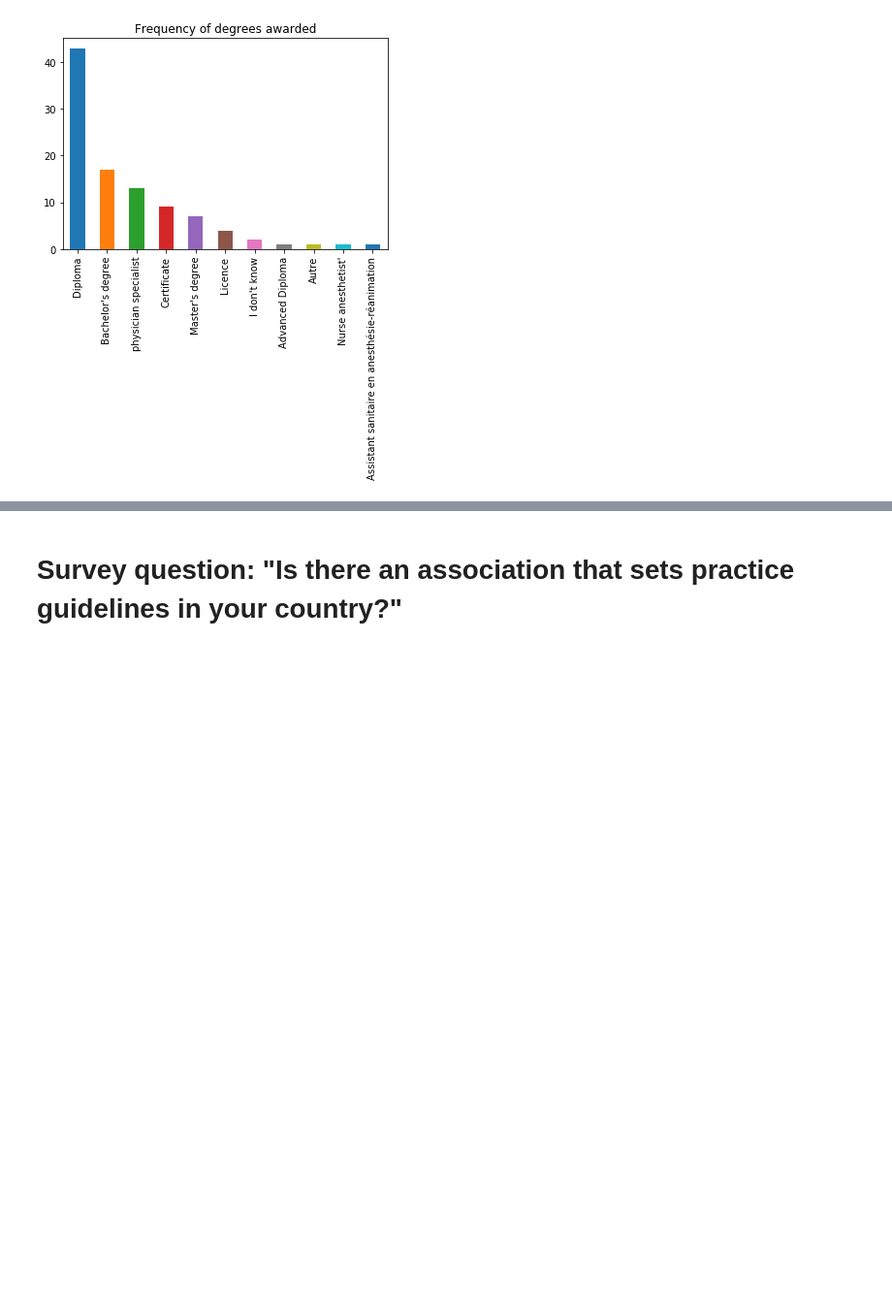
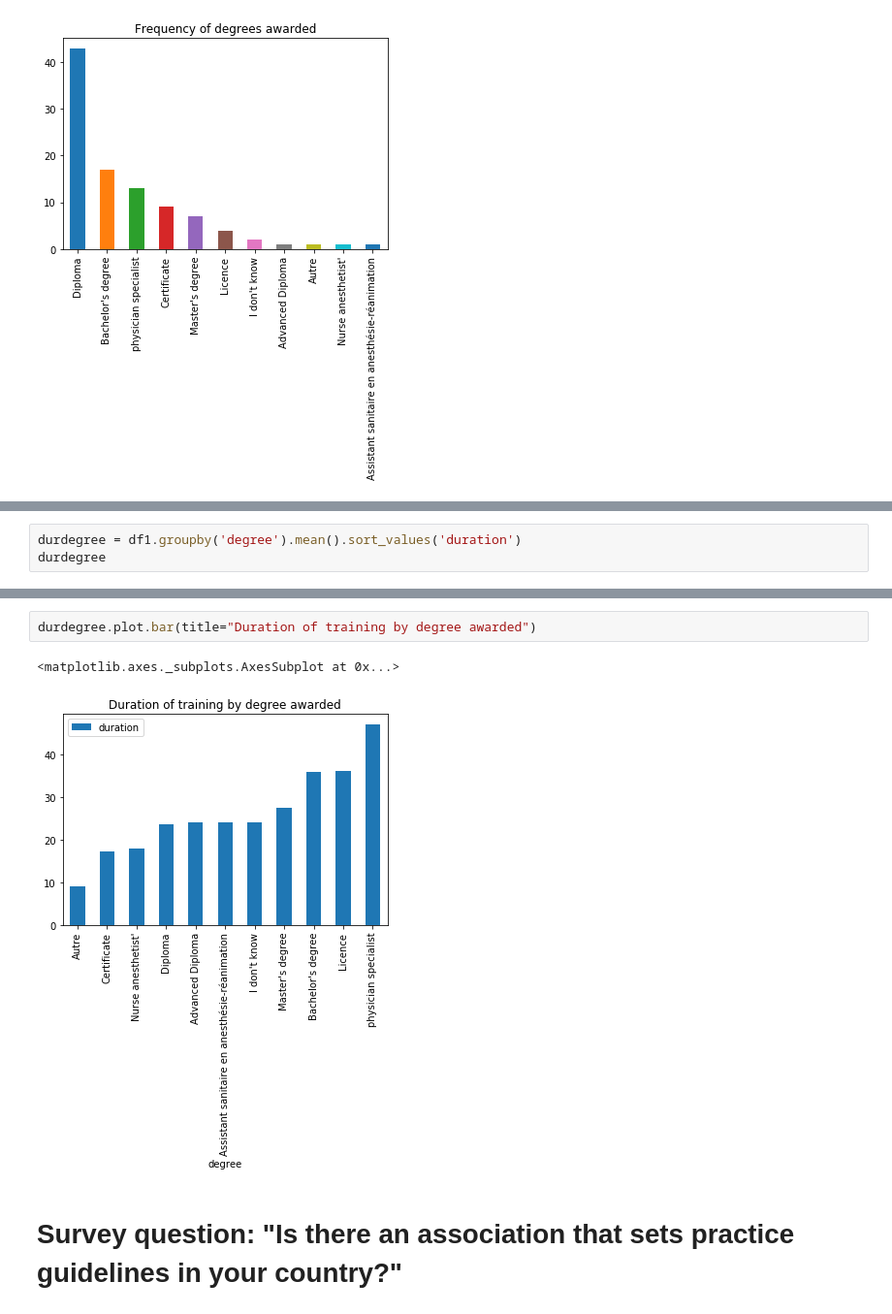
Before and after one commit to lawtj/npa, a Jupyter notebook: npa data.ipynb, the cells around one changed output, grey strips where cells are left out. Shown at 97% size. Drawn from its saved outputs; the diff is of its cells as text; blank space fills up the shorter version.

```diff
--- a/npa data.ipynb
+++ b/npa data.ipynb
@@ -263,0 +289,3 @@ degs.plot.bar(title="Frequency of degrees awarded")
+# %%
+durdegree = df1.groupby('degree').mean().sort_values('duration')
+durdegree
@@ -264,3 +306,8 @@ degs.plot.bar(title="Frequency of degrees awarded")
+# %%
+durdegree.plot.bar(title="Duration of training by degree awarded")
+# %% [output]
+<matplotlib.axes._subplots.AxesSubplot at 0x...>
+[figure, added]
 # %% [markdown]
 # Survey question: "Is there an association that sets practice guidelines in your country?"
 # %% [markdown]
```
Also changed, not shown: parts of 14 cells of this notebook.
